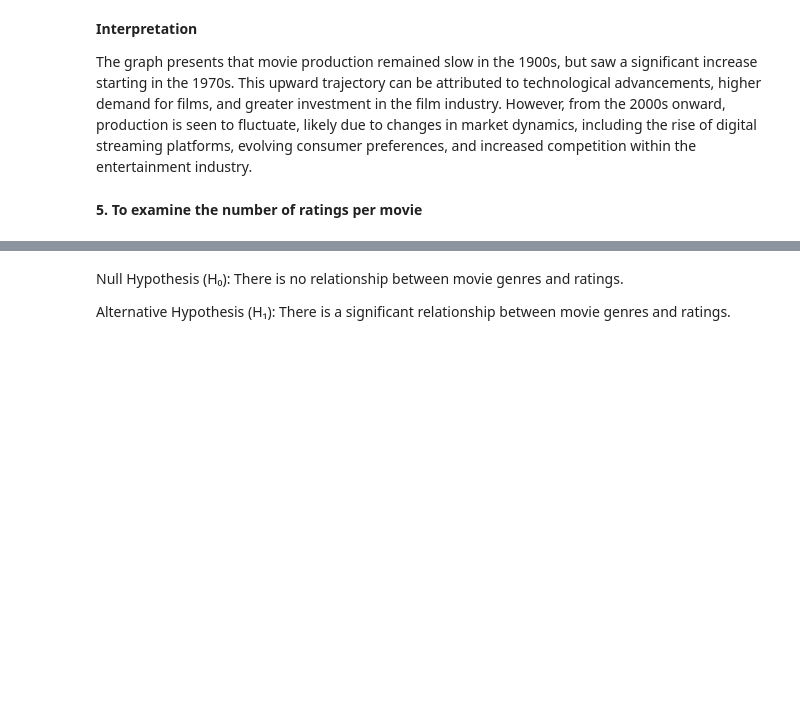
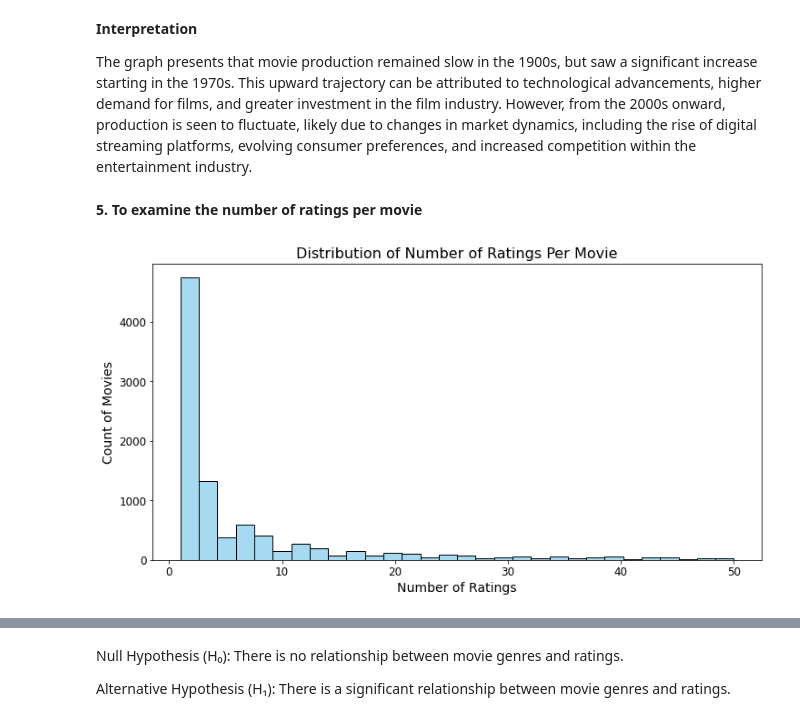
Before and after one commit to Winnykinyumu/A-movie-Recommendation-System-MovieLens-Data, a Jupyter notebook: Movie recommendation project/Movie RecSys.ipynb, the cells around one changed output, grey strips where cells are left out. Cells and saved outputs as stored; diff of their text form; code cells hidden in the pictures; blank space fills up the shorter version.

```diff
--- a/Movie recommendation project/Movie RecSys.ipynb
+++ b/Movie recommendation project/Movie RecSys.ipynb
@@ -565,18 +612,23 @@ The graph presents that movie production remained slow in the 1900s, but saw a s
 # %% [markdown]
 **5. To examine the number of ratings per movie**
 # %%
-# # Set a threshold to focus on movies with a reasonable number of ratings
-# ratings_threshold = 50
+# Calculate the number of ratings per movie
+ratings_per_movie = rating_df.groupby('movieId')['rating'].count()
 
-# # Filter ratings per movie to focus on movies with less than the threshold
-# filtered_ratings = ratings_per_movie[ratings_per_movie <= ratings_threshold]
+# Set a threshold to focus on movies with a reasonable number of ratings
+ratings_threshold = 50
 
-# # Plot the histogram for the filtered data
-# plt.figure(figsize=(12, 6))
-# sns.histplot(filtered_ratings, bins=30, kde=False, color='skyblue')
-# plt.title('Distribution of Number of Ratings Per Movie (Filtered)', fontsize=16)
-# plt.xlabel('Number of Ratings', fontsize=14)
-# plt.ylabel('Count of Movies', fontsize=14)
-# plt.xticks(fontsize=12)
-# plt.yticks(fontsize=12)
-# plt.show()
+# Filter ratings per movie to focus on movies with less than the threshold
+filtered_ratings = ratings_per_movie[ratings_per_movie <= ratings_threshold]
+
+# Plot the histogram for the filtered data
+plt.figure(figsize=(12, 6))
+sns.histplot(filtered_ratings, bins=30, kde=False, color='skyblue')
+plt.title('Distribution of Number of Ratings Per Movie', fontsize=16)
+plt.xlabel('Number of Ratings', fontsize=14)
+plt.ylabel('Count of Movies', fontsize=14)
+plt.xticks(fontsize=12)
+plt.yticks(fontsize=12)
+plt.show()
+# %% [output]
+[figure, added]
```
Also changed, not shown: parts of 84 cells of this notebook, 1 other file.
